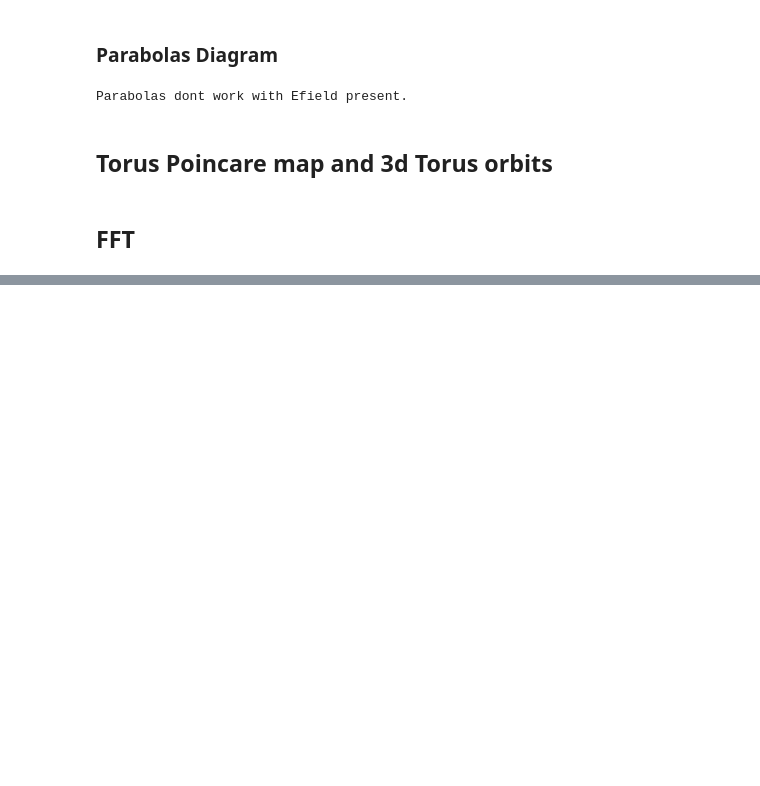
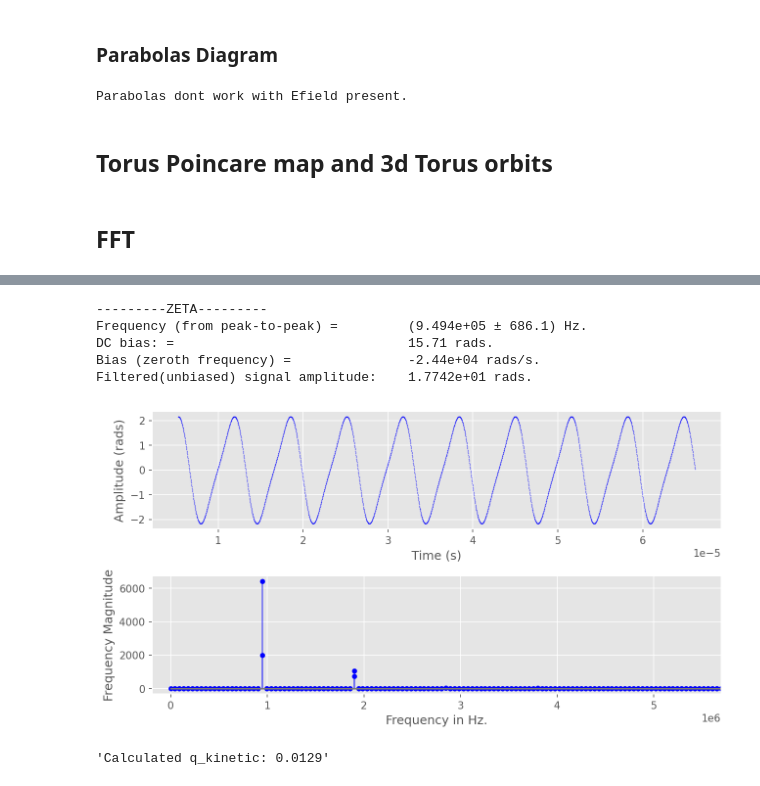
Before and after one commit to PlasmaPhy/guiding-center-motion, a Jupyter notebook: Notebook.ipynb, the cells around one changed output, grey strips where cells are left out. Drawn from its saved outputs; the diff is of its cells as text; code cells hidden in the pictures; blank space fills up the shorter version.

```diff
--- a/Notebook.ipynb
+++ b/Notebook.ipynb
@@ -201,0 +182,14 @@ cwp.plot.fft()
+# %%
+cwp.freq_analysis(angle = "zeta", trim = True, normal = False, remove_bias = True)
+cwp.plot.fft()
+# %% [output]
+---------ZETA---------
+Frequency (from peak-to-peak) =         (9.494e+05 ± 686.1) Hz.
+DC bias: =                              15.71 rads.
+Bias (zeroth frequency) =               -2.44e+04 rads/s.
+Filtered(unbiased) signal amplitude:    1.7742e+01 rads.
+[figure, added]
+# %%
+cwp.q_kinetic()
+# %% [output]
+'Calculated q_kinetic: 0.0129'
```
Also changed, not shown: parts of 3 cells of this notebook, 6 other files.
